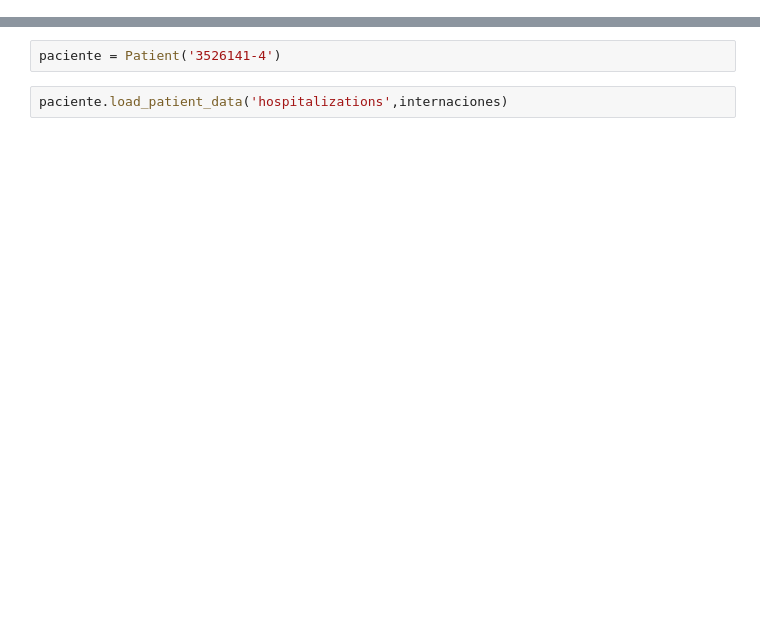
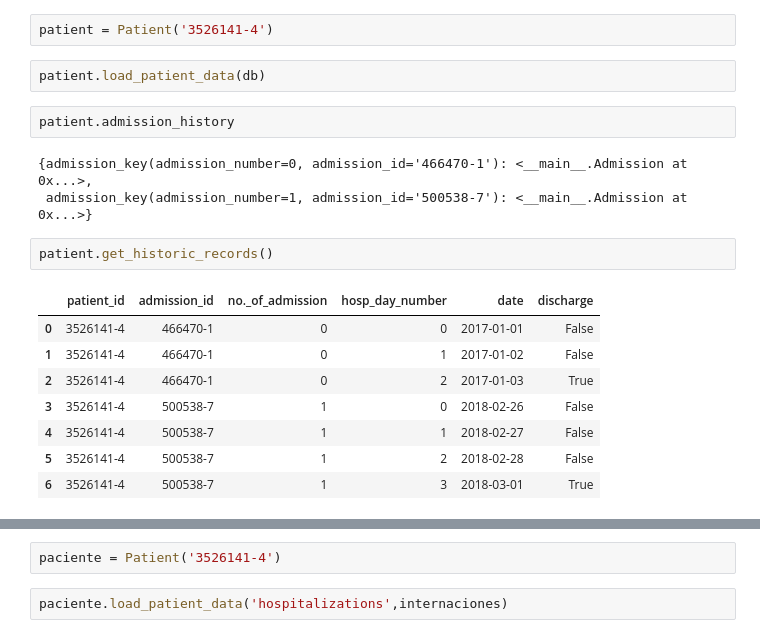
Before and after one commit to josedallavia/A-Machine-Learning-Approach-for-Optimization-of-Hospital-Bed-Utilization, a Jupyter notebook: Draft_hospital_classes.ipynb, the cells around one changed output, grey strips where cells are left out. Drawn from its saved outputs; the diff is of its cells as text; blank space fills up the shorter version.

Commit message:
patient class generates historic records

```diff
--- a/Draft_hospital_classes.ipynb
+++ b/Draft_hospital_classes.ipynb
@@ -143,0 +151,20 @@ False
+# %%
+patient = Patient('3526141-4')
+# %%
+patient.load_patient_data(db)
+# %%
+patient.admission_history
+# %% [output]
+{admission_key(admission_number=0, admission_id='466470-1'): <__main__.Admission at 0x...>,
+ admission_key(admission_number=1, admission_id='500538-7'): <__main__.Admission at 0x...>}
+# %%
+patient.get_historic_records()
+# %% [output]
+|  | patient_id | admission_id | no._of_admission | hosp_day_number | date | discharge |
+| 0 | 3526141-4 | 466470-1 | 0 | 0 | 2017-01-01 | False |
+| 1 | 3526141-4 | 466470-1 | 0 | 1 | 2017-01-02 | False |
+| 2 | 3526141-4 | 466470-1 | 0 | 2 | 2017-01-03 | True |
+| 3 | 3526141-4 | 500538-7 | 1 | 0 | 2018-02-26 | False |
+| 4 | 3526141-4 | 500538-7 | 1 | 1 | 2018-02-27 | False |
+| 5 | 3526141-4 | 500538-7 | 1 | 2 | 2018-02-28 | False |
+| 6 | 3526141-4 | 500538-7 | 1 | 3 | 2018-03-01 | True |
```
Also changed, not shown: parts of 45 cells of this notebook.
